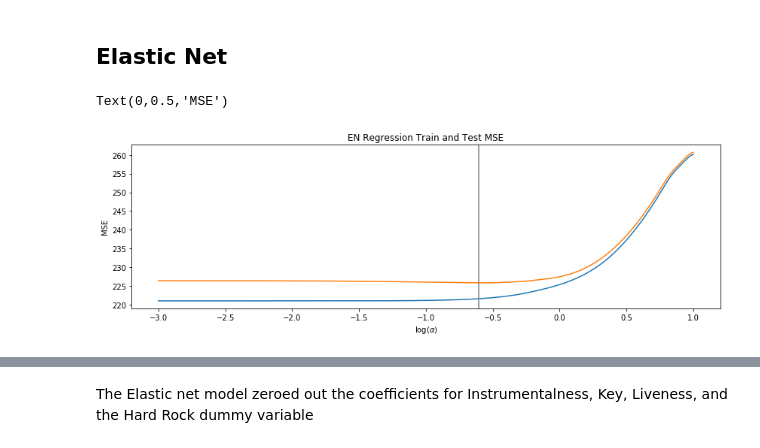
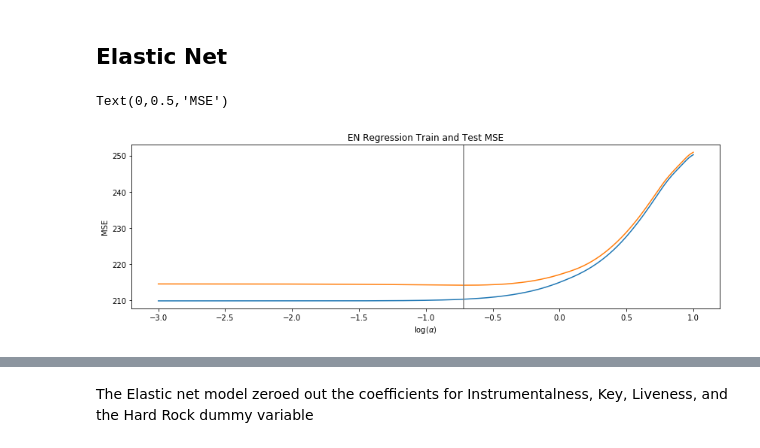
Before and after one commit to evanhosmer/Spotify_case_study, a Jupyter notebook: notebooks/Spotify.ipynb, the cells around one changed output, grey strips where cells are left out. Saved outputs shown, nothing was run; the diff lists cells and outputs as text; code cells hidden in the pictures.

```diff
--- a/notebooks/Spotify.ipynb
+++ b/notebooks/Spotify.ipynb
@@ -653,24 +663,39 @@ render_mpl_table(t4, header_columns=0, col_width=2.0)
 # %% [markdown]
 ## Elastic Net
+# %%
+X = df_dummies.drop(['Title','Artist','Popularity'],axis = 1)
+y = df_dummies['Popularity']
+X_train, X_test, y_train, y_test = train_test_split(X, y, test_size=0.2)
+# %%
+def train_at_various_alphas_en(X, y, model, alphas, n_folds=10, **kwargs):
+    cv_errors_train = pd.DataFrame(np.empty(shape=(n_folds, len(alphas))),
+                                     columns=alphas)
+    cv_errors_test = pd.DataFrame(np.empty(shape=(n_folds, len(alphas))),
+                                        columns=alphas)
+    for alpha in alphas:
+        train_fold_errors, test_fold_errors = cv(X, y, model(alpha=alpha, l1_ratio = 0.5,**kwargs), n_folds=n_folds)
+        cv_errors_train.loc[:, alpha] = train_fold_errors
+        cv_errors_test.loc[:, alpha] = test_fold_errors
+    return cv_errors_train, cv_errors_test
 # %%
 en_alphas = np.logspace(-3, 1, num=250)
 
-en_cv_errors_train, en_cv_errors_test = train_at_various_alphas(
+en_cv_errors_train, en_cv_errors_test = train_at_various_alphas_en(
     X_train.values, y_train.values, ElasticNet, en_alphas, max_iter=5000)
 
 en_mean_cv_errors_train = en_cv_errors_train.mean(axis=0)
 en_mean_cv_errors_test = en_cv_errors_test.mean(axis=0)
 
 en_optimal_alpha = get_optimal_alpha(en_mean_cv_errors_test)
 
 fig, ax = plt.subplots(figsize=(14, 4))
 ax.plot(np.log10(en_alphas), en_mean_cv_errors_train)
 ax.plot(np.log10(en_alphas), en_mean_cv_errors_test)
 ax.axvline(np.log10(en_optimal_alpha), color='grey')
 ax.set_title("EN Regression Train and Test MSE")
 ax.set_xlabel(r"$\log(\alpha)$")
 ax.set_ylabel("MSE")
 # %% [output]
 Text(0,0.5,'MSE')
-[figure, old version]
+[figure, new version]
 # %%
```
Also changed, not shown: parts of 15 cells of this notebook, 3 other files.
